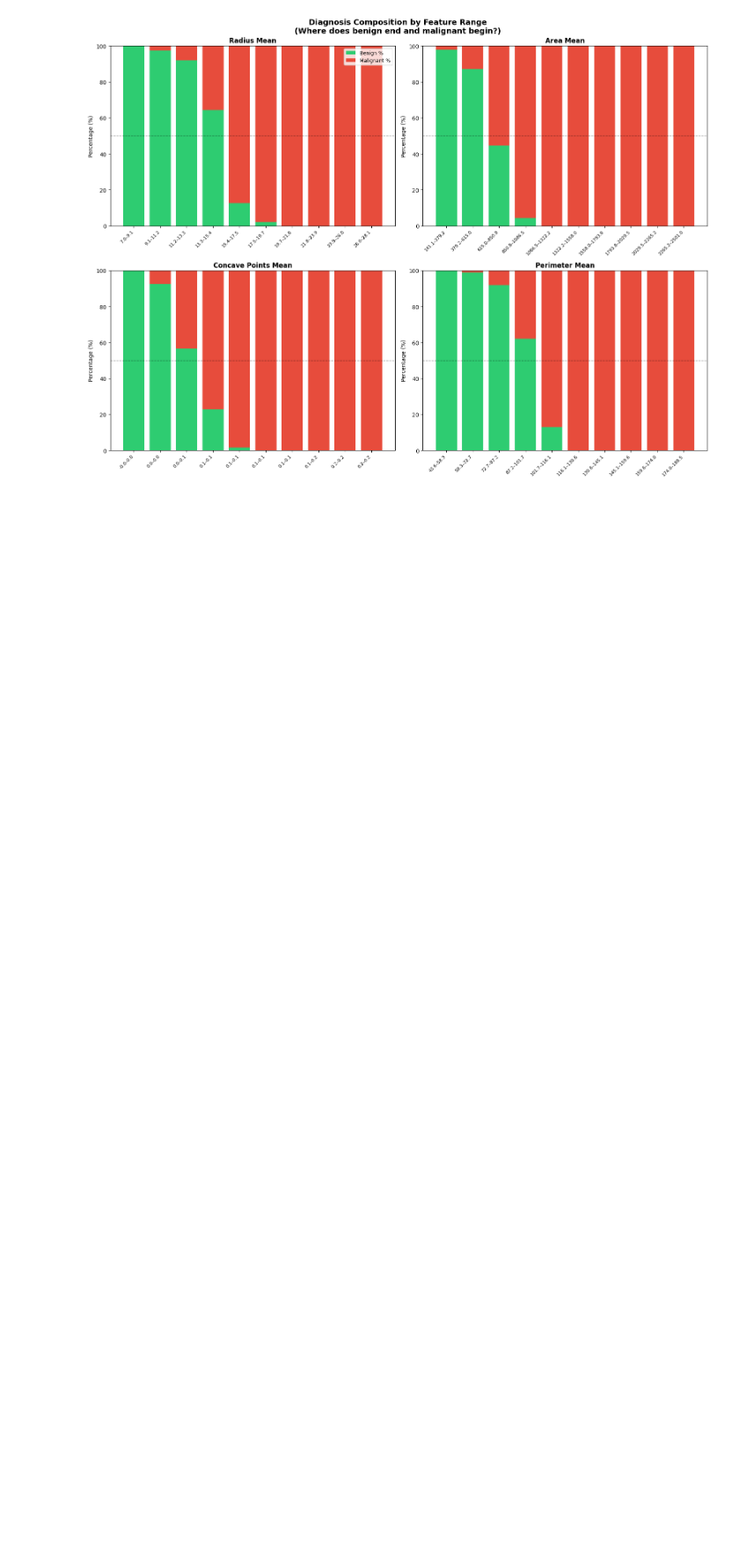
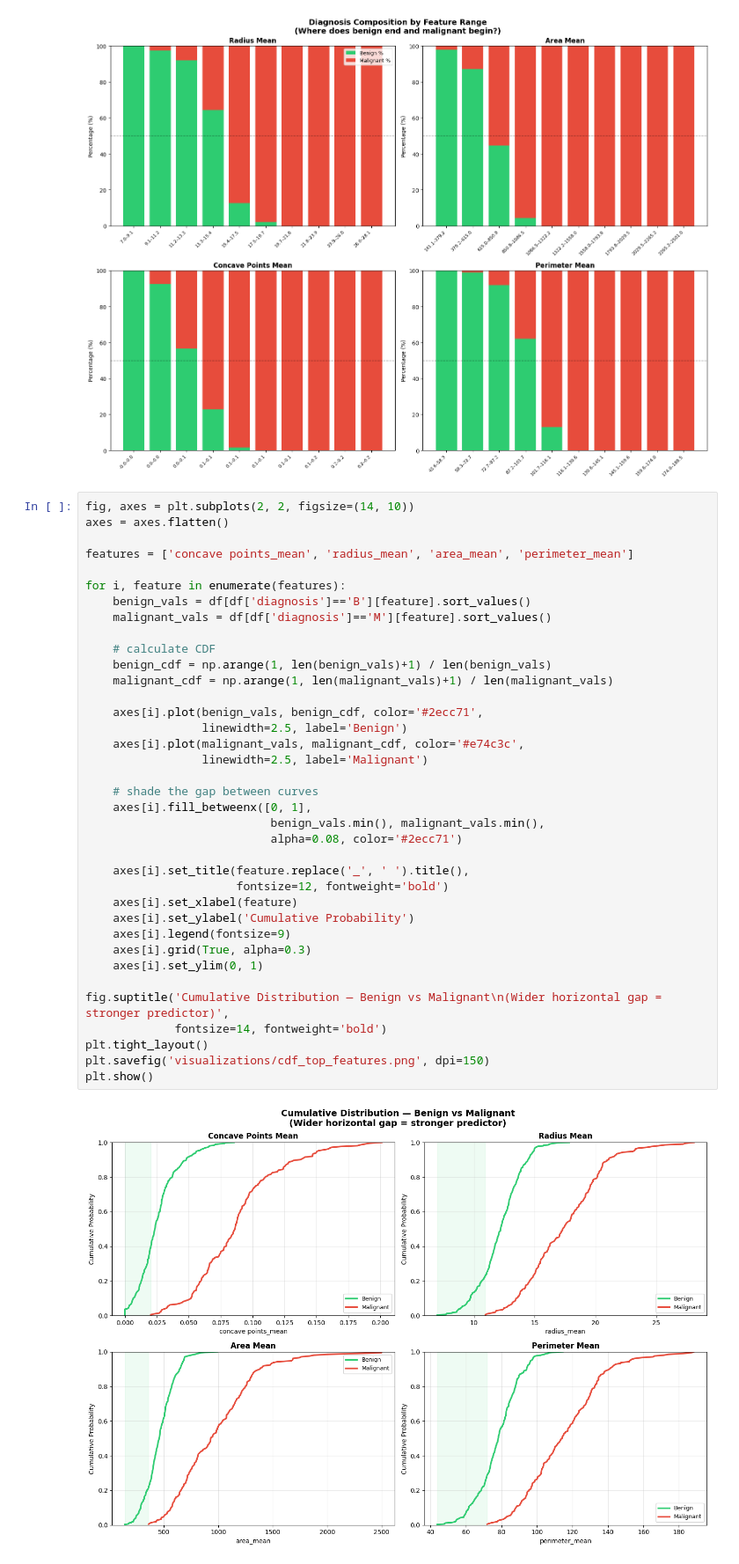
Before and after one commit to john-nio/eda-project, a Jupyter notebook: breast_cancer/breast_cancer.ipynb, the cells around one changed output. Shown at 88% size. Drawn from its saved outputs; the diff is of its cells as text; blank space fills up the shorter version.

Commit message:
Adding 1 more chart

```diff
--- a/breast_cancer/breast_cancer.ipynb
+++ b/breast_cancer/breast_cancer.ipynb
@@ -655,3 +655,42 @@ plt.savefig('visualizations/diagnosis_by_feature_range.png', dpi=150)
 plt.show()
 # %% [output]
 [figure]
+# %%
+fig, axes = plt.subplots(2, 2, figsize=(14, 10))
+axes = axes.flatten()
+
+features = ['concave points_mean', 'radius_mean', 'area_mean', 'perimeter_mean']
+
+for i, feature in enumerate(features):
+    benign_vals = df[df['diagnosis']=='B'][feature].sort_values()
+    malignant_vals = df[df['diagnosis']=='M'][feature].sort_values()
+
+    # calculate CDF
+    benign_cdf = np.arange(1, len(benign_vals)+1) / len(benign_vals)
+    malignant_cdf = np.arange(1, len(malignant_vals)+1) / len(malignant_vals)
+
+    axes[i].plot(benign_vals, benign_cdf, color='#2ecc71',
+                 linewidth=2.5, label='Benign')
+    axes[i].plot(malignant_vals, malignant_cdf, color='#e74c3c',
+                 linewidth=2.5, label='Malignant')
+
+    # shade the gap between curves
+    axes[i].fill_betweenx([0, 1],
+                           benign_vals.min(), malignant_vals.min(),
+                           alpha=0.08, color='#2ecc71')
+
+    axes[i].set_title(feature.replace('_', ' ').title(),
+                      fontsize=12, fontweight='bold')
+    axes[i].set_xlabel(feature)
+    axes[i].set_ylabel('Cumulative Probability')
+    axes[i].legend(fontsize=9)
+    axes[i].grid(True, alpha=0.3)
+    axes[i].set_ylim(0, 1)
+
+fig.suptitle('Cumulative Distribution — Benign vs Malignant\n(Wider horizontal gap = stronger predictor)',
+             fontsize=14, fontweight='bold')
+plt.tight_layout()
+plt.savefig('visualizations/cdf_top_features.png', dpi=150)
+plt.show()
+# %% [output]
+[figure, added]
```
Also changed, not shown: 1 other file.
